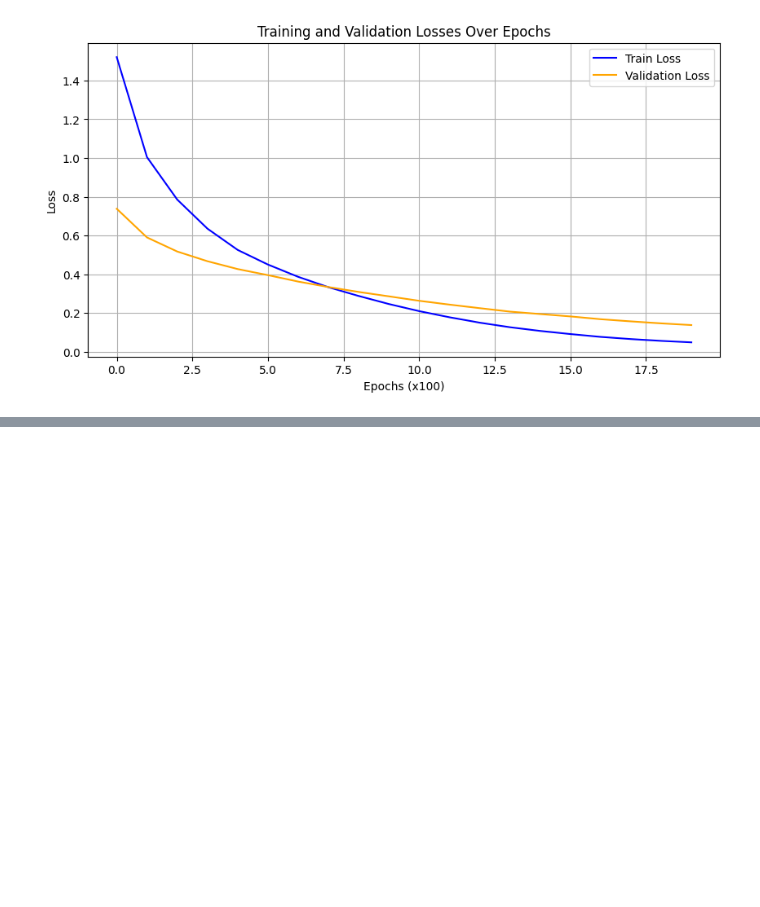
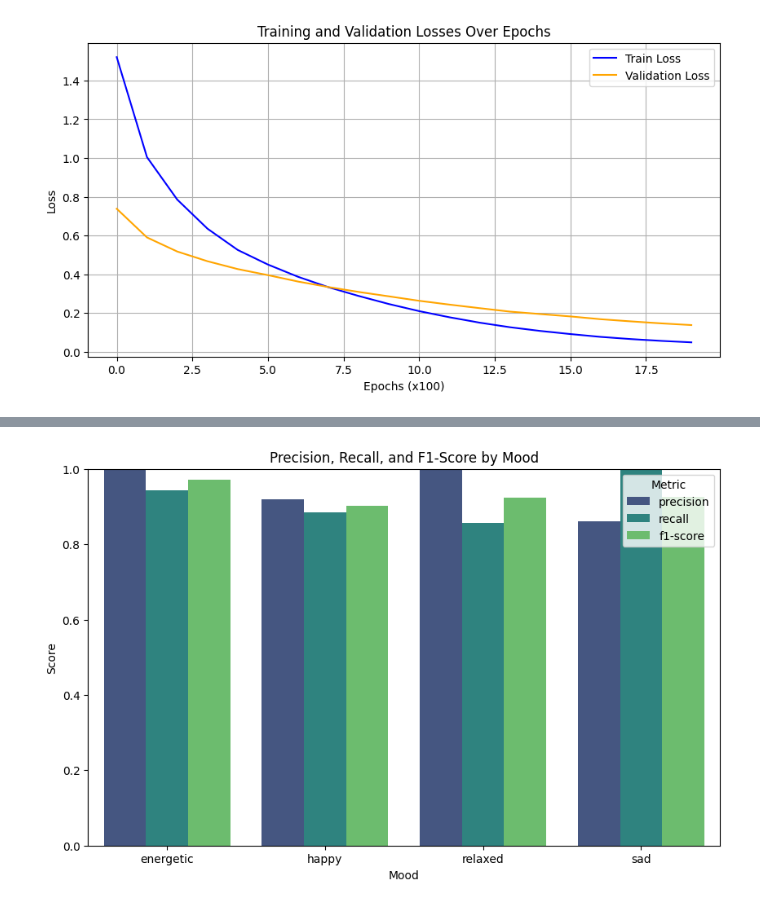
Before and after one commit to MadSmith17/480Project, a Jupyter notebook: AdditionalFeaturesAdd3.ipynb, the cells around one changed output, grey strips where cells are left out. Saved outputs shown, nothing was run; the diff lists cells and outputs as text; code cells hidden in the pictures; blank space fills up the shorter version.

```diff
--- a/AdditionalFeaturesAdd3.ipynb
+++ b/AdditionalFeaturesAdd3.ipynb
@@ -180,0 +220,19 @@ weighted avg       0.94      0.93      0.93       119
+# %%
+# Create the classification report DataFrame if not done already
+report_dict = classification_report(y_test, y_pred, target_names=le.classes_, output_dict=True)
+report_df = pd.DataFrame(report_dict).transpose().iloc[:-3, :3]  # Exclude support and average rows
+
+# Melt the DataFrame for easier plotting
+report_melted = report_df.reset_index().melt(id_vars="index", value_vars=["precision", "recall", "f1-score"])
+report_melted.columns = ["Mood", "Metric", "Score"]
+
+# Plot precision, recall, and F1-score for each mood
+plt.figure(figsize=(10, 6))
+sns.barplot(x="Mood", y="Score", hue="Metric", data=report_melted, palette="viridis")
+plt.title("Precision, Recall, and F1-Score by Mood")
+plt.ylabel("Score")
+plt.ylim(0, 1)
+plt.legend(title="Metric")
+plt.show()
+# %% [output]
+[figure, added]
```
Also changed, not shown: parts of 6 cells of this notebook.
